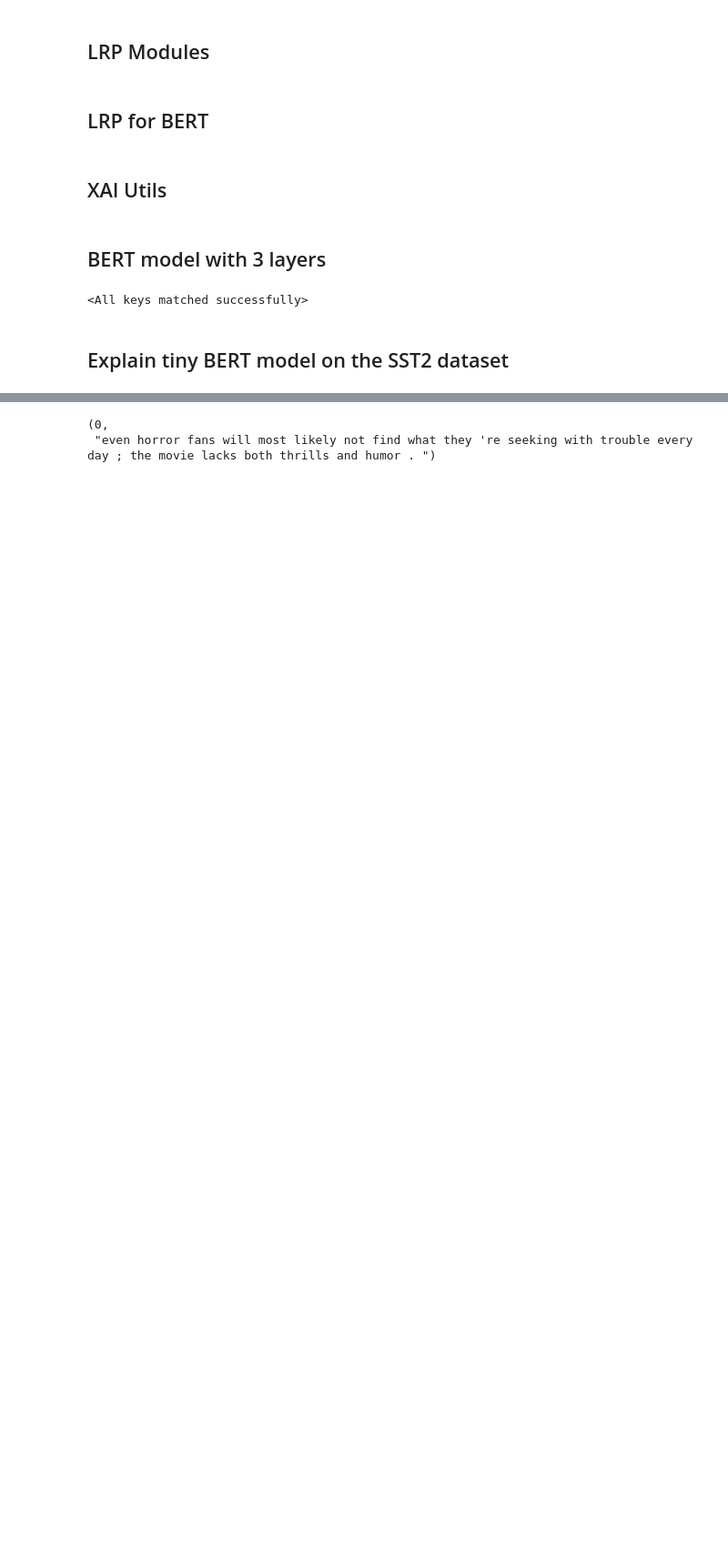
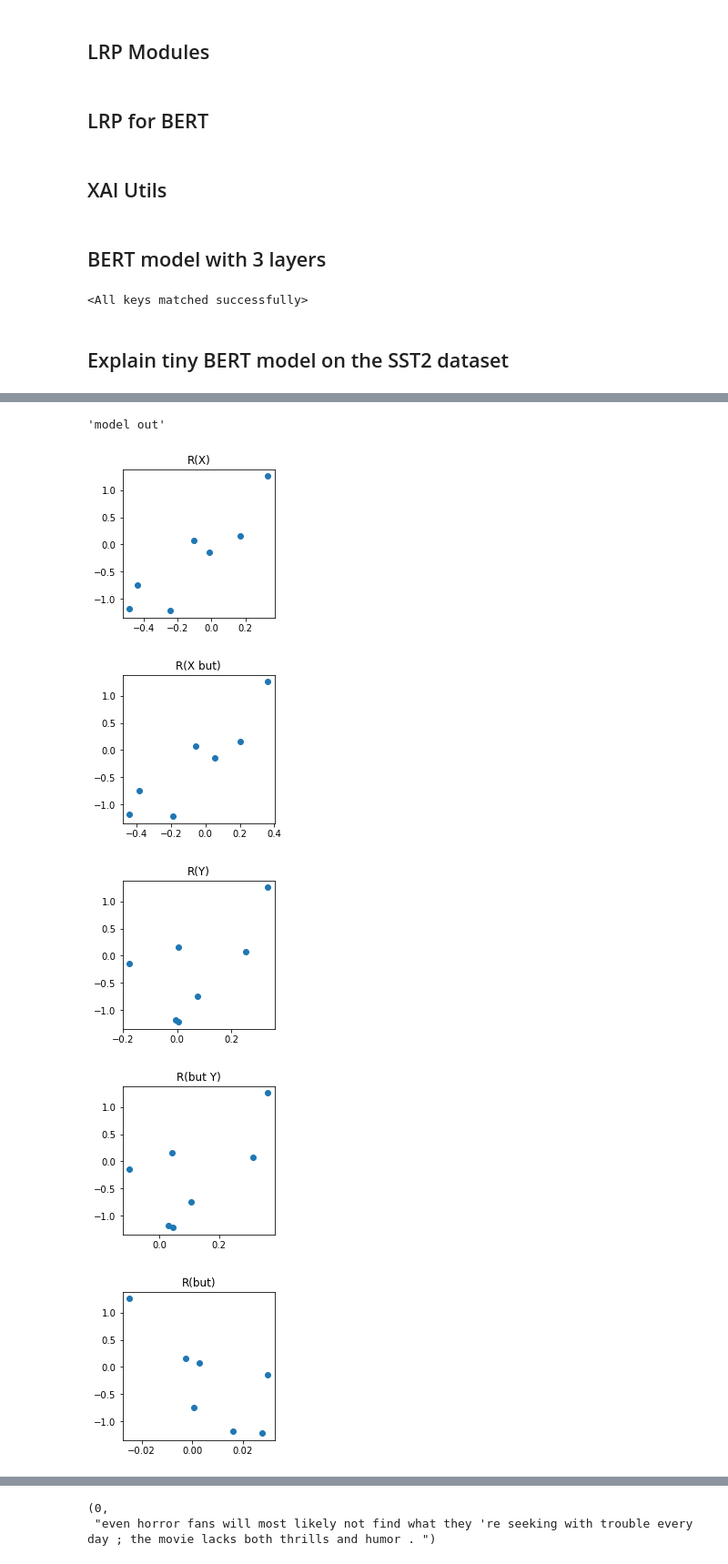
Before and after one commit to tschnake/Symbxai_retina, a Jupyter notebook: symb_XAI_Transformers_SST.ipynb, the cells around one changed output, grey strips where cells are left out. Shown at 91% size. Cells and saved outputs as stored; diff of their text form; code cells hidden in the pictures; blank space fills up the shorter version.

```diff
--- a/symb_XAI_Transformers_SST.ipynb
+++ b/symb_XAI_Transformers_SST.ipynb
@@ -211,0 +324,16 @@ for sid in range(len(dataset)):
+# %%
+key
+# %% [output]
+'model out'
+# %%
+for key, contrs in all_contr.items():
+    plt.figure(figsize=(3,3))
+    plt.scatter(contrs, all_contr['full contr'])
+    plt.title(key)
+    plt.show()
+# %% [output]
+[figure, added]
+[figure, added]
+[figure, added]
+[figure, added]
+[figure, added]
```
Also changed, not shown: parts of 14 cells of this notebook, 2 other files.
